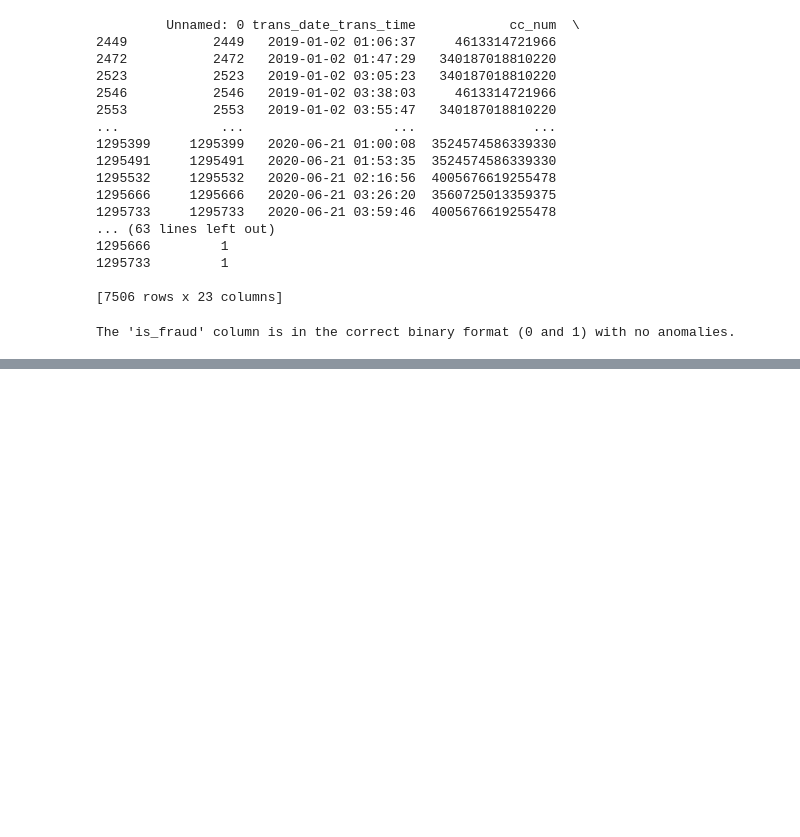
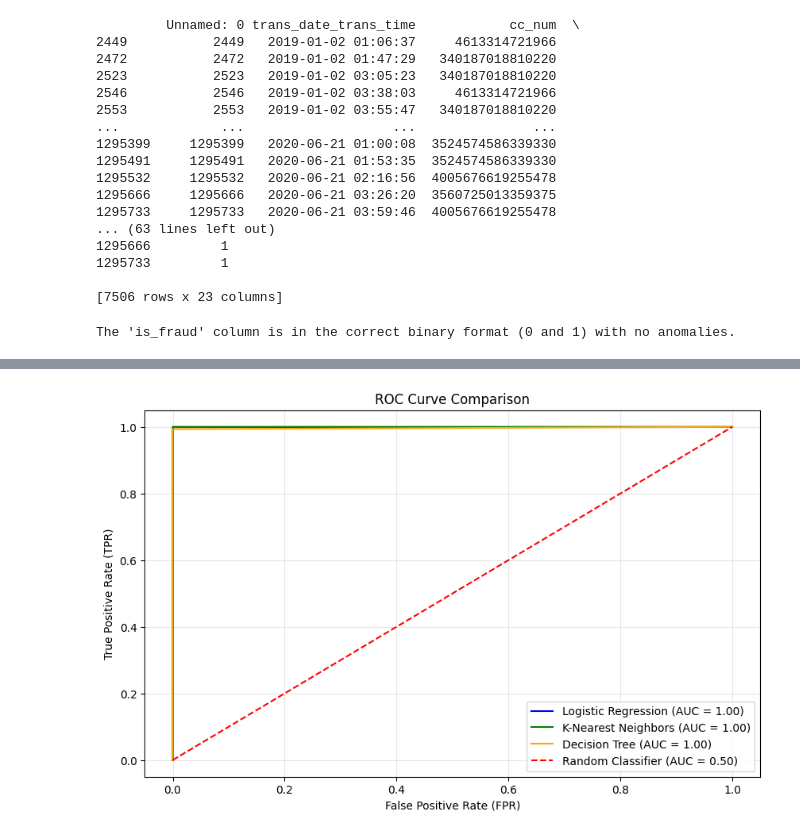
Before and after one commit to asiaexperiments/IEEE-CIS-Fraud-Detection, a Jupyter notebook: FraudDetectors.ipynb, the cells around one changed output, grey strips where cells are left out. Drawn from its saved outputs; the diff is of its cells as text; code cells hidden in the pictures; blank space fills up the shorter version.

```diff
--- a/FraudDetectors.ipynb
+++ b/FraudDetectors.ipynb
@@ -452,0 +496,4 @@ KeyError: "['trans_date_trans_time'] not found in axis"
+# %%
+df = pd.read_csv('/Users/sumeyahussein/Desktop/fraud/fraudTrain.csv')
+
+print(df['is_fraud'].value_counts())
@@ -452,0 +721,55 @@ KeyError: "['trans_date_trans_time'] not found in axis"
+# %%
+# comparing model viz. ROC curve
+
+from sklearn.preprocessing import StandardScaler
+from sklearn.linear_model import LogisticRegression
+from sklearn.neighbors import KNeighborsClassifier
+from sklearn.tree import DecisionTreeClassifier
+from sklearn.metrics import roc_curve, roc_auc_score
+import matplotlib.pyplot as plt
+
+# Scale the features
+scaler = StandardScaler()
+X_train_scaled = scaler.fit_transform(X_train)
+X_test_scaled = scaler.transform(X_test)
+
+# Initialize models
+logistic_model = LogisticRegression()
+knn_model = KNeighborsClassifier(n_neighbors=5)
+decision_tree_model = DecisionTreeClassifier(random_state=42)
+
+# Train models
+logistic_model.fit(X_train_scaled, y_train)
+knn_model.fit(X_train_scaled, y_train)
+decision_tree_model.fit(X_train_scaled, y_train)
+
+# Get predicted probabilities for the positive class
+y_test_probs_lr = logistic_model.predict_proba(X_test_scaled)[:, 1]
+y_test_probs_knn = knn_model.predict_proba(X_test_scaled)[:, 1]
+y_test_probs_dt = decision_tree_model.predict_proba(X_test_scaled)[:, 1]
+
+# Compute ROC curves and AUC scores
+fpr_lr, tpr_lr, _ = roc_curve(y_test, y_test_probs_lr)
+auc_lr = roc_auc_score(y_test, y_test_probs_lr)
+
+fpr_knn, tpr_knn, _ = roc_curve(y_test, y_test_probs_knn)
+auc_knn = roc_auc_score(y_test, y_test_probs_knn)
+
+fpr_dt, tpr_dt, _ = roc_curve(y_test, y_test_probs_dt)
+auc_dt = roc_auc_score(y_test, y_test_probs_dt)
+
+# Plot ROC curves
+plt.figure(figsize=(10, 6))
+plt.plot(fpr_lr, tpr_lr, label=f"Logistic Regression (AUC = {auc_lr:.2f})", color='blue')
+plt.plot(fpr_knn, tpr_knn, label=f"K-Nearest Neighbors (AUC = {auc_knn:.2f})", color='green')
+plt.plot(fpr_dt, tpr_dt, label=f"Decision Tree (AUC = {auc_dt:.2f})", color='orange')
+plt.plot([0, 1], [0, 1], color='red', linestyle='--', label="Random Classifier (AUC = 0.50)")
+
+plt.title("ROC Curve Comparison")
+plt.xlabel("False Positive Rate (FPR)")
+plt.ylabel("True Positive Rate (TPR)")
+plt.legend()
+plt.grid(alpha=0.3)
+plt.show()
+# %% [output]
+[figure, added]
```
Also changed, not shown: parts of 14 cells of this notebook.
